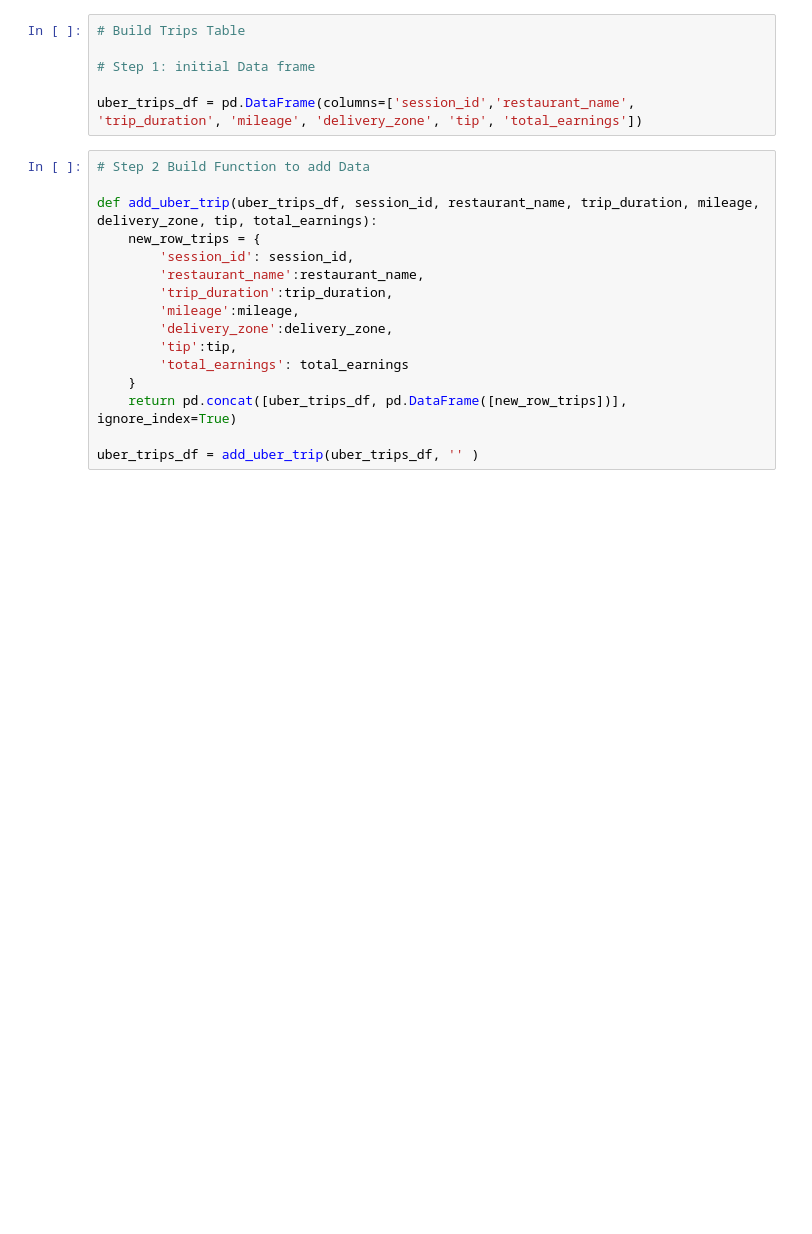
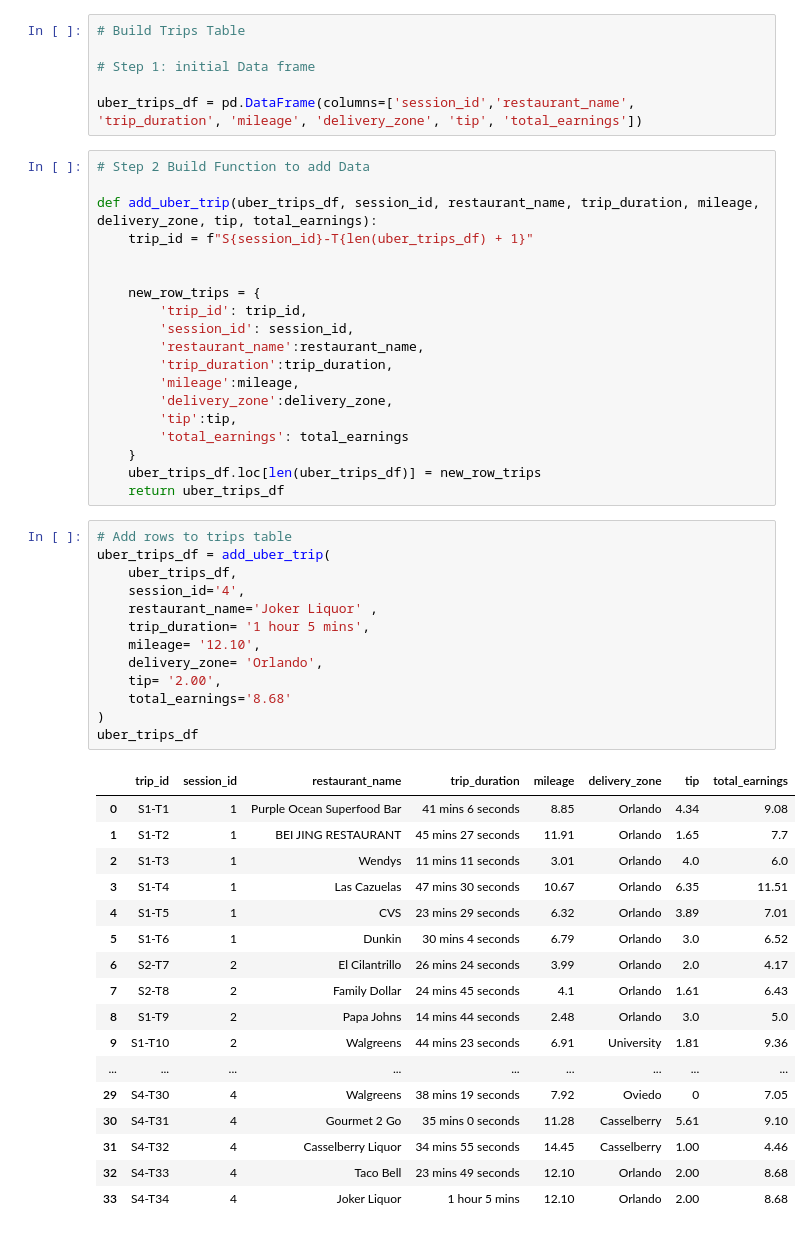
Before and after one commit to duartedasilva172/uber_eats_project, a Jupyter notebook: uber_eats_data.ipynb, the cells around one changed output. Drawn from its saved outputs; the diff is of its cells as text; blank space fills up the shorter version.

```diff
--- a/uber_eats_data.ipynb
+++ b/uber_eats_data.ipynb
@@ -92,7 +114,11 @@ uber_trips_df = pd.DataFrame(columns=['session_id','restaurant_name', 'trip_dura
 # Step 2 Build Function to add Data
 
 def add_uber_trip(uber_trips_df, session_id, restaurant_name, trip_duration, mileage, delivery_zone, tip, total_earnings):
+    trip_id = f"S{session_id}-T{len(uber_trips_df) + 1}"
+
+
     new_row_trips = {
+        'trip_id': trip_id,
         'session_id': session_id,
         'restaurant_name':restaurant_name,
         'trip_duration':trip_duration,
@@ -101,6 +127,36 @@ def add_uber_trip(uber_trips_df, session_id, restaurant_name, trip_duration, mil
         'tip':tip,
         'total_earnings': total_earnings
     }
-    return pd.concat([uber_trips_df, pd.DataFrame([new_row_trips])], ignore_index=True)
-
-uber_trips_df = add_uber_trip(uber_trips_df, '' )
+    uber_trips_df.loc[len(uber_trips_df)] = new_row_trips
+    return uber_trips_df
+# %%
+# Add rows to trips table
+uber_trips_df = add_uber_trip(
+    uber_trips_df,
+    session_id='4',
+    restaurant_name='Joker Liquor' ,
+    trip_duration= '1 hour 5 mins',
+    mileage= '12.10',
+    delivery_zone= 'Orlando',
+    tip= '2.00',
+    total_earnings='8.68'
+)
+uber_trips_df
+# %% [output]
+|  | trip_id | session_id | restaurant_name | trip_duration | mileage | delivery_zone | tip | total_earnings |
+| 0 | S1-T1 | 1 | Purple Ocean Superfood Bar | 41 mins 6 seconds | 8.85 | Orlando | 4.34 | 9.08 |
+| 1 | S1-T2 | 1 | BEI JING RESTAURANT | 45 mins 27 seconds | 11.91 | Orlando | 1.65 | 7.7 |
+| 2 | S1-T3 | 1 | Wendys | 11 mins 11 seconds | 3.01 | Orlando | 4.0 | 6.0 |
+| 3 | S1-T4 | 1 | Las Cazuelas | 47 mins 30 seconds | 10.67 | Orlando | 6.35 | 11.51 |
+| 4 | S1-T5 | 1 | CVS | 23 mins 29 seconds | 6.32 | Orlando | 3.89 | 7.01 |
+| 5 | S1-T6 | 1 | Dunkin | 30 mins 4 seconds | 6.79 | Orlando | 3.0 | 6.52 |
+| 6 | S2-T7 | 2 | El Cilantrillo | 26 mins 24 seconds | 3.99 | Orlando | 2.0 | 4.17 |
+| 7 | S2-T8 | 2 | Family Dollar | 24 mins 45 seconds | 4.1 | Orlando | 1.61 | 6.43 |
+| 8 | S1-T9 | 2 | Papa Johns | 14 mins 44 seconds | 2.48 | Orlando | 3.0 | 5.0 |
+| 9 | S1-T10 | 2 | Walgreens | 44 mins 23 seconds | 6.91 | University | 1.81 | 9.36 |
+| ... | ... | ... | ... | ... | ... | ... | ... | ... |
+| 29 | S4-T30 | 4 | Walgreens | 38 mins 19 seconds | 7.92 | Oviedo | 0 | 7.05 |
+| 30 | S4-T31 | 4 | Gourmet 2 Go | 35 mins 0 seconds | 11.28 | Casselberry | 5.61 | 9.10 |
+| 31 | S4-T32 | 4 | Casselberry Liquor | 34 mins 55 seconds | 14.45 | Casselberry | 1.00 | 4.46 |
+| 32 | S4-T33 | 4 | Taco Bell | 23 mins 49 seconds | 12.10 | Orlando | 2.00 | 8.68 |
+| 33 | S4-T34 | 4 | Joker Liquor | 1 hour 5 mins | 12.10 | Orlando | 2.00 | 8.68 |
```
Also changed, not shown: parts of 19 cells of this notebook.
